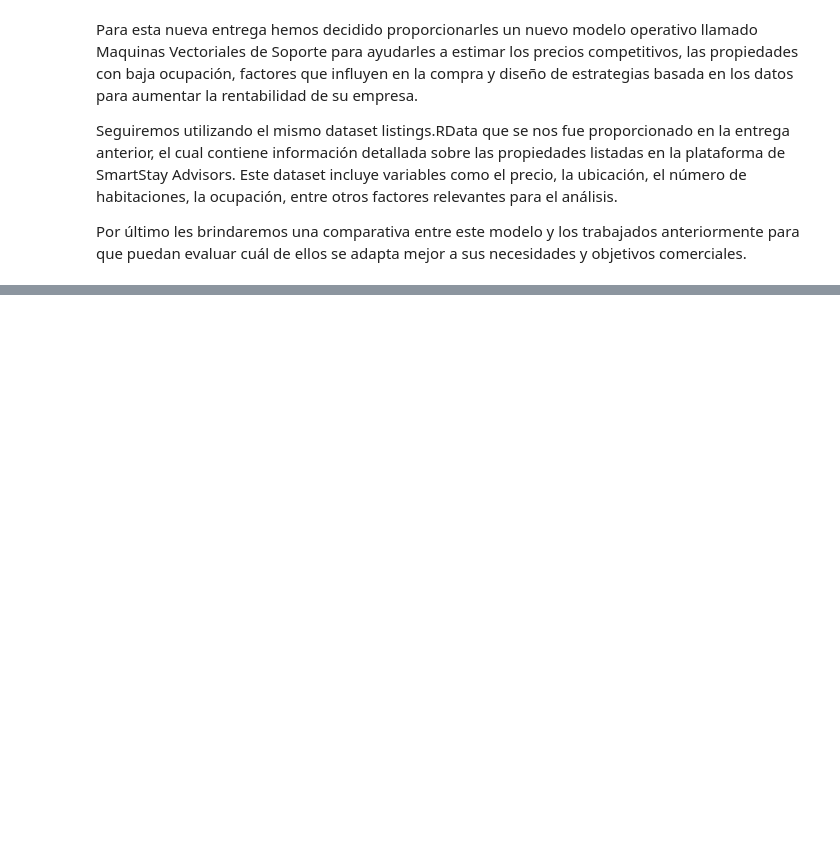
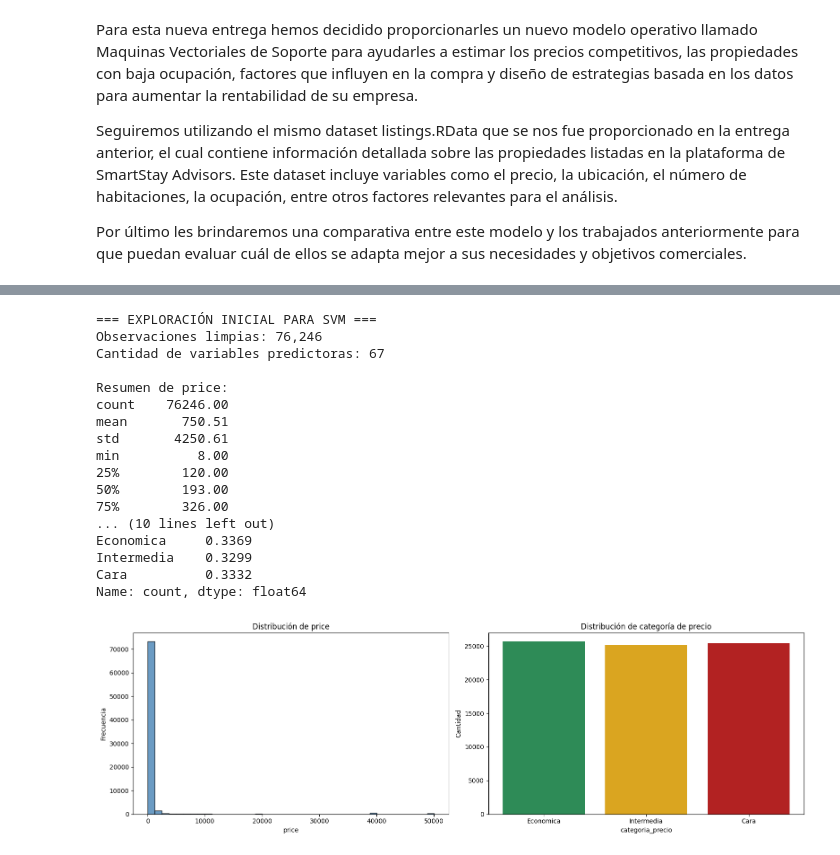
Before and after one commit to Vann06/Mineria_Datos, a Jupyter notebook: SVM.ipynb, the cells around one changed output, grey strips where cells are left out. Drawn from its saved outputs; the diff is of its cells as text; code cells hidden in the pictures; blank space fills up the shorter version.

Commit message:
generacion de modelos para predecir

```diff
--- a/SVM.ipynb
+++ b/SVM.ipynb
@@ -218,0 +274,71 @@ preprocesador_clf = ColumnTransformer(
+# %%
+print('=== EXPLORACIÓN INICIAL PARA SVM ===')
+print(f'Observaciones limpias: {len(df_limpio):,}')
+print(f'Cantidad de variables predictoras: {X.shape[1]}')
+print('\nResumen de price:')
+print(df_limpio['price'].describe().round(2))
+
+print('\nDistribución de categoria_precio:')
+conteo_categoria = df_limpio['categoria_precio'].value_counts().sort_index()
+print(conteo_categoria)
+print((conteo_categoria / len(df_limpio)).round(4))
+
+fig, axs = plt.subplots(1, 2, figsize=(16, 5))
+axs[0].hist(df_limpio['price'], bins=40, color='steelblue', edgecolor='black', alpha=0.8)
+axs[0].set_title('Distribución de price')
+axs[0].set_xlabel('price')
+axs[0].set_ylabel('Frecuencia')
+
+axs[1].bar(conteo_categoria.index.astype(str), conteo_categoria.values, color=['#2E8B57', '#DAA520', '#B22222'])
+axs[1].set_title('Distribución de categoría de precio')
+axs[1].set_xlabel('categoria_precio')
+axs[1].set_ylabel('Cantidad')
+plt.tight_layout()
+plt.show()
+
+print('\nTop 10 variables numéricas con mayor dispersión (std):')
+resumen_escalas = X[numericas].agg(['mean', 'std', 'min', 'max']).T.sort_values('std', ascending=False).head(10)
+print(resumen_escalas.round(2))
+
+print('\nTop 10 variables categóricas por cardinalidad:')
+cardinalidad_cat = X[categoricas].nunique().sort_values(ascending=False).head(10)
+print(cardinalidad_cat)
+
+transformaciones_df = pd.DataFrame({
+    'Transformación': [
+        'Imputación numérica (mediana)',
+        'Estandarización numérica',
+        'Imputación categórica (moda)',
+        'One-Hot Encoding categóricas',
+        'Filtrado de columnas problemáticas'
+    ],
+    'Razón técnica para SVM': [
+        'Mantener tamaño de muestra sin introducir sesgo extremo',
+        'SVM es sensible a escalas de magnitud',
+        'Evitar pérdida de registros por faltantes en texto',
+        'Convertir variables de texto a formato numérico',
+        'Reducir ruido y evitar errores en el ajuste'
+    ]
+})
+
+print('\nTransformaciones aplicadas:')
+print(transformaciones_df.to_string(index=False))
+# %% [output]
+=== EXPLORACIÓN INICIAL PARA SVM ===
+Observaciones limpias: 76,246
+Cantidad de variables predictoras: 67
+
+Resumen de price:
+count    76246.00
+mean       750.51
+std       4250.61
+min          8.00
+25%        120.00
+50%        193.00
+75%        326.00
+... (10 lines left out)
+Economica     0.3369
+Intermedia    0.3299
+Cara          0.3332
+Name: count, dtype: float64
+[figure, added]
```
Also changed, not shown: parts of 16 cells of this notebook.
